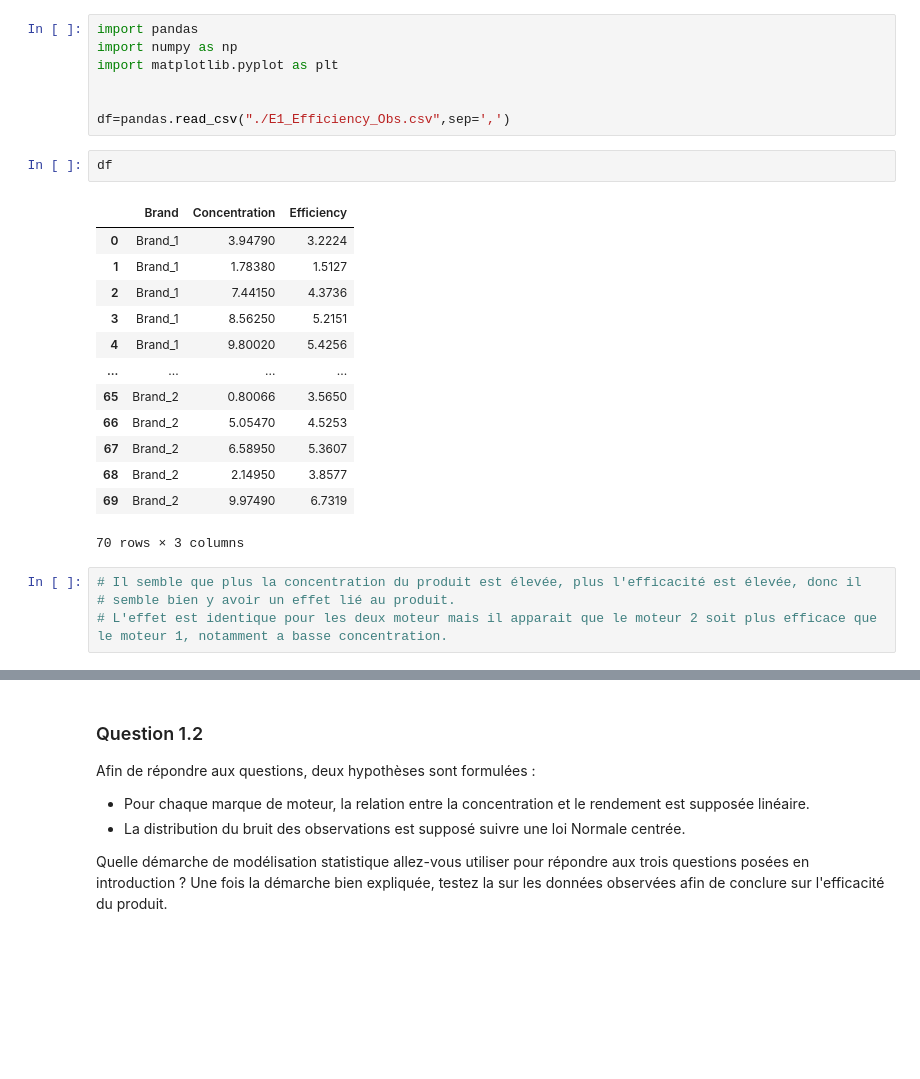
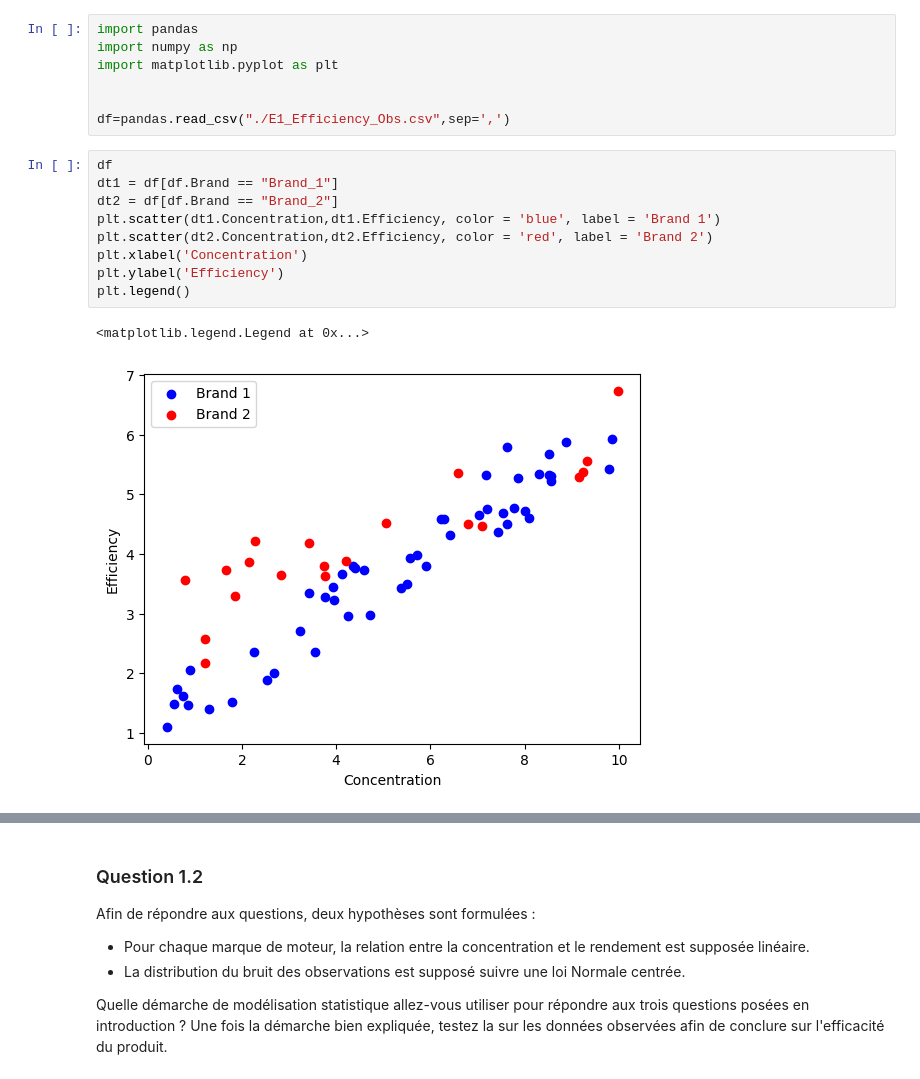
Before and after one commit to pupintimeo-max/stat-ml, a Jupyter notebook: BE_StatML_2025.ipynb, the cells around one changed output, grey strips where cells are left out. Saved outputs shown, nothing was run; the diff lists cells and outputs as text; blank space fills up the shorter version.

```diff
--- a/BE_StatML_2025.ipynb
+++ b/BE_StatML_2025.ipynb
@@ -20,23 +20,15 @@ import matplotlib.pyplot as plt
 
 
 df=pandas.read_csv("./E1_Efficiency_Obs.csv",sep=',')
-# %%
-df
-# %% [output]
-|  | Brand | Concentration | Efficiency |
-| 0 | Brand_1 | 3.94790 | 3.2224 |
-| 1 | Brand_1 | 1.78380 | 1.5127 |
-| 2 | Brand_1 | 7.44150 | 4.3736 |
-| 3 | Brand_1 | 8.56250 | 5.2151 |
-| 4 | Brand_1 | 9.80020 | 5.4256 |
-| ... | ... | ... | ... |
-| 65 | Brand_2 | 0.80066 | 3.5650 |
-| 66 | Brand_2 | 5.05470 | 4.5253 |
-| 67 | Brand_2 | 6.58950 | 5.3607 |
-| 68 | Brand_2 | 2.14950 | 3.8577 |
-| 69 | Brand_2 | 9.97490 | 6.7319 |
-70 rows × 3 columns
-# %%
-# Il semble que plus la concentration du produit est élevée, plus l'efficacité est élevée, donc il
-# semble bien y avoir un effet lié au produit.
-# L'effet est identique pour les deux moteur mais il apparait que le moteur 2 soit plus efficace que le moteur 1, notamment a basse concentration.
+# %%
+df
+dt1 = df[df.Brand == "Brand_1"]
+dt2 = df[df.Brand == "Brand_2"]
+plt.scatter(dt1.Concentration,dt1.Efficiency, color = 'blue', label = 'Brand 1')
+plt.scatter(dt2.Concentration,dt2.Efficiency, color = 'red', label = 'Brand 2')
+plt.xlabel('Concentration')
+plt.ylabel('Efficiency')
+plt.legend()
+# %% [output]
+<matplotlib.legend.Legend at 0x...>
+[figure, added]
```
Also changed, not shown: parts of 22 cells of this notebook.
